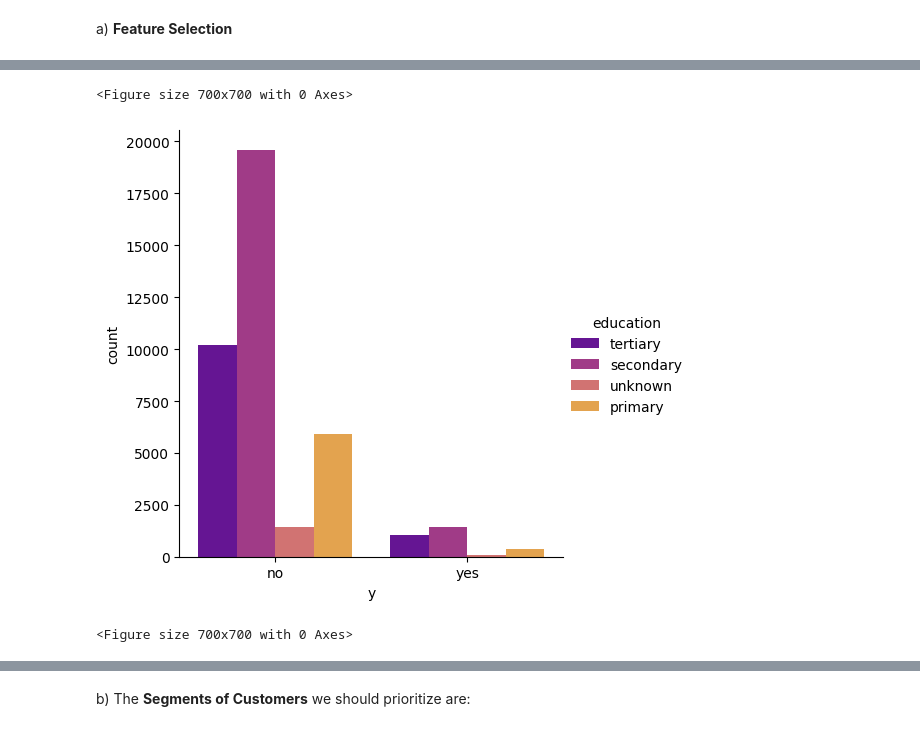
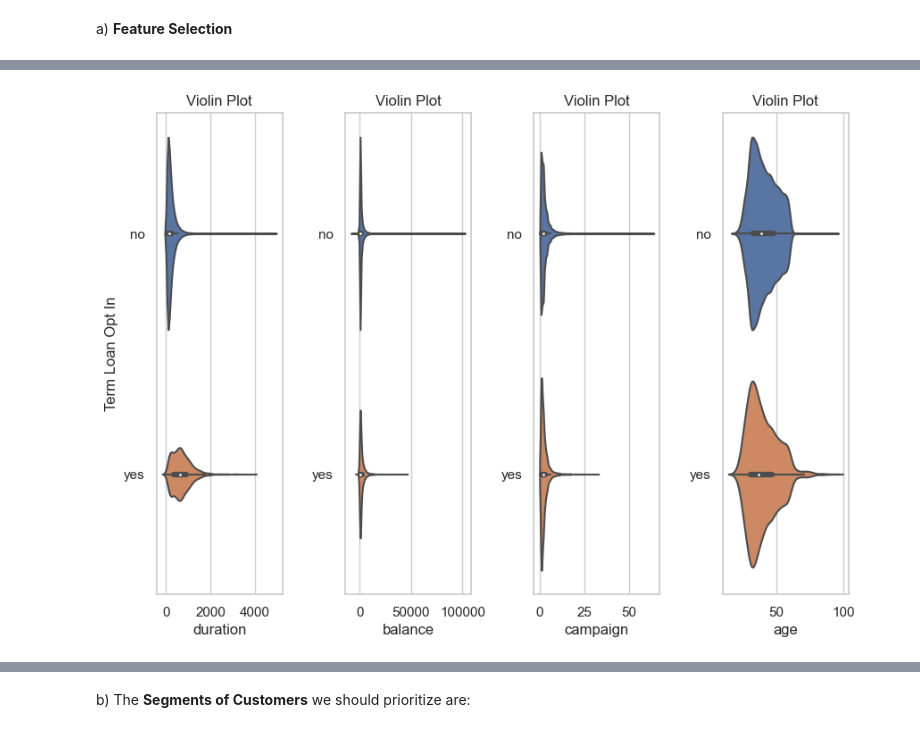
Before and after one commit to Charu21/Term-deposit-Marketing-Prediction, a Jupyter notebook: TermDepositMarketingClassification.ipynb, the cells around one changed output, grey strips where cells are left out. Drawn from its saved outputs; the diff is of its cells as text; code cells hidden in the pictures.

```diff
--- a/TermDepositMarketingClassification.ipynb
+++ b/TermDepositMarketingClassification.ipynb
@@ -586,7 +792,14 @@ For **Segment of customers selection** all features are pretty clear , just cros
 # %%
-sns.catplot(x = 'y', kind = 'count', hue = 'education', data = df, palette = 'plasma')
-plt.figure(figsize = (7,7))
+plt.figure(1, figsize=(10,7))
+n=0
+for x in ['duration', 'balance', 'campaign', 'age']:
+    n += 1
+    plt.subplot(1, 4, n)
+    sns.set(style="whitegrid")
+    plt.subplots_adjust(hspace=0.5, wspace=0.5)
+    sns.violinplot(x = x, y = 'y', data = df)
+    plt.ylabel('Term Loan Opt In' if n == 1 else '')
+    plt.title('Violin Plot')
+plt.show()
 # %% [output]
-<Figure size 700x700 with 0 Axes>
-[figure, old version]
+[figure, new version]
-<Figure size 700x700 with 0 Axes>
```
Also changed, not shown: parts of 79 cells of this notebook.
